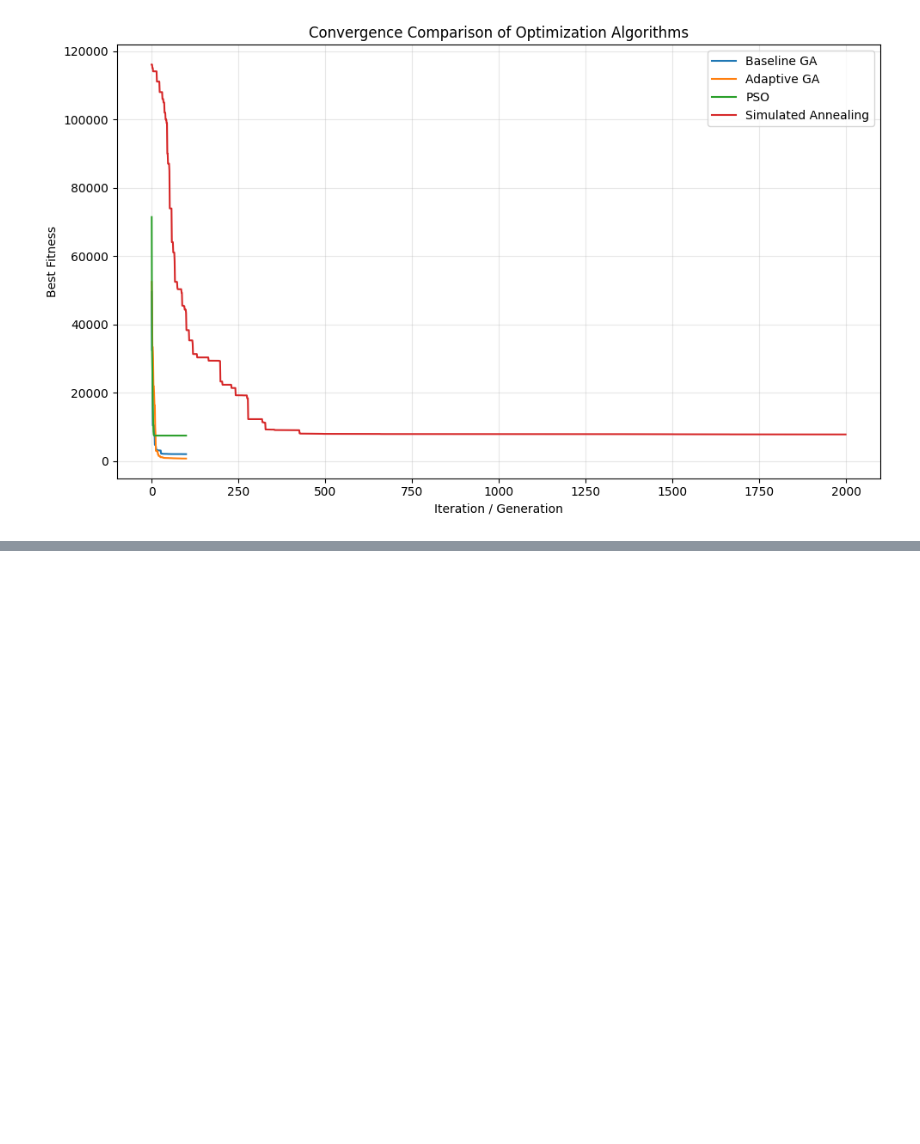
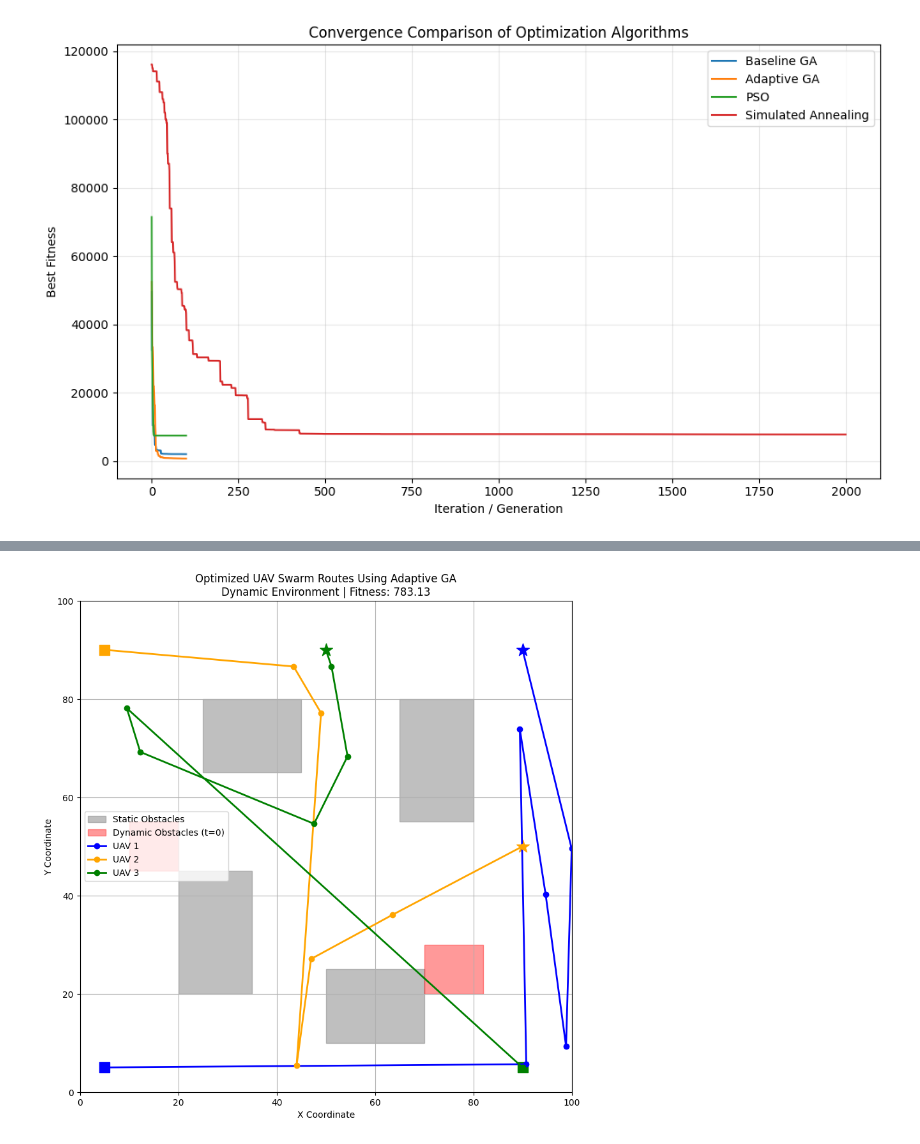
Before and after one commit to Snehamn24/UAV_swarm_path_optimization, a Jupyter notebook: UAV_swarm_path.ipynb, the cells around one changed output, grey strips where cells are left out. Cells and saved outputs as stored; diff of their text form; code cells hidden in the pictures; blank space fills up the shorter version.

Commit message:
Adaptive Genetic Algorithm provided the lowest fitness value

```diff
--- a/UAV_swarm_path.ipynb
+++ b/UAV_swarm_path.ipynb
@@ -2839,0 +2780,12 @@ It obtained the lowest fitness among all four algorithms in this experiment.
+# %%
+
+# ============================================
+# PRESERVE FINAL DYNAMIC ADAPTIVE GA SOLUTION
+# ============================================
+
+adaptive_dynamic_solution = copy.deepcopy(dynamic_solution)
+
+adaptive_dynamic_fitness = dynamic_fitness
+
+print("Selected Algorithm: Adaptive GA")
+print("Dynamic Fitness:", round(adaptive_dynamic_fitness, 2))
@@ -2839,0 +2795,81 @@ It obtained the lowest fitness among all four algorithms in this experiment.
+# %%
+
+# ============================================
+# DYNAMIC ENVIRONMENT: ADAPTIVE GA ROUTES
+# ============================================
+
+plt.figure(figsize=(12, 10))
+
+ax = plt.gca()
+
+# Static obstacles
+for i, (x, y, width, height) in enumerate(obstacles):
+    ax.add_patch(
+        plt.Rectangle(
+            (x, y), width, height,
+            color="gray", alpha=0.5,
+            label="Static Obstacles" if i == 0 else ""
+        )
+    )
+
+# Dynamic obstacles at t = 0
+for i, obs in enumerate(dynamic_obstacles):
+    ax.add_patch(
+        plt.Rectangle(
+            (obs["x"], obs["y"]),
+            obs["width"],
+            obs["height"],
+            color="red",
+            alpha=0.4,
+            label="Dynamic Obstacles (t=0)" if i == 0 else ""
+        )
+    )
+
+colors = ["blue", "orange", "green"]
+
+# Plot all three optimized routes
+for i in range(NUM_UAVS):
+
+    route = np.array(adaptive_dynamic_solution[i])
+
+    ax.plot(
+        route[:, 0],
+        route[:, 1],
+        marker="o",
+        linewidth=2,
+        color=colors[i],
+        label=f"UAV {i+1}"
+    )
+
+    # Start
+    ax.scatter(
+        route[0, 0], route[0, 1],
+        marker="s", s=120,
+        color=colors[i]
+    )
+
+    # Goal
+    ax.scatter(
+        route[-1, 0], route[-1, 1],
+        marker="*", s=220,
+        color=colors[i]
+    )
+
+plt.xlim(0, MAP_WIDTH)
+plt.ylim(0, MAP_HEIGHT)
+
+plt.xlabel("X Coordinate")
+plt.ylabel("Y Coordinate")
+
+plt.title(
+    "Optimized UAV Swarm Routes Using Adaptive GA\n"
+    f"Dynamic Environment | Fitness: {adaptive_dynamic_fitness:.2f}"
+)
+
+plt.grid(True)
+plt.legend()
+ax.set_aspect("equal", adjustable="box")
+
+plt.show()
+# %% [output]
+[figure, added]
```
Also changed, not shown: parts of 3 cells of this notebook.
